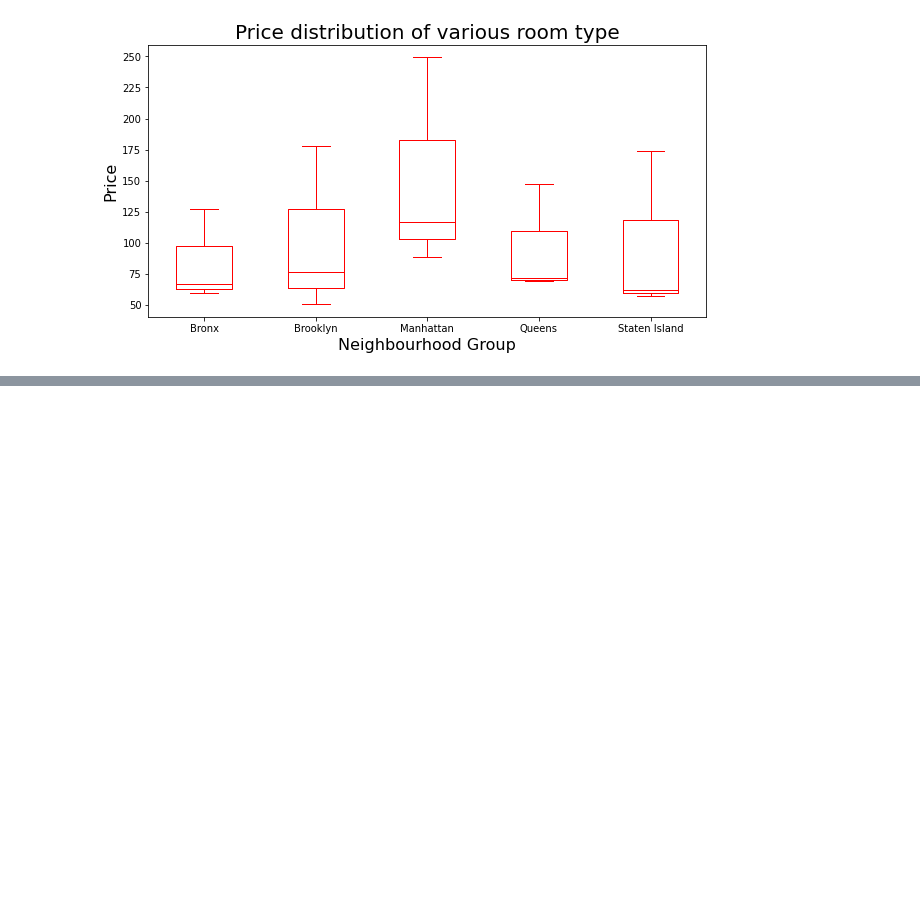
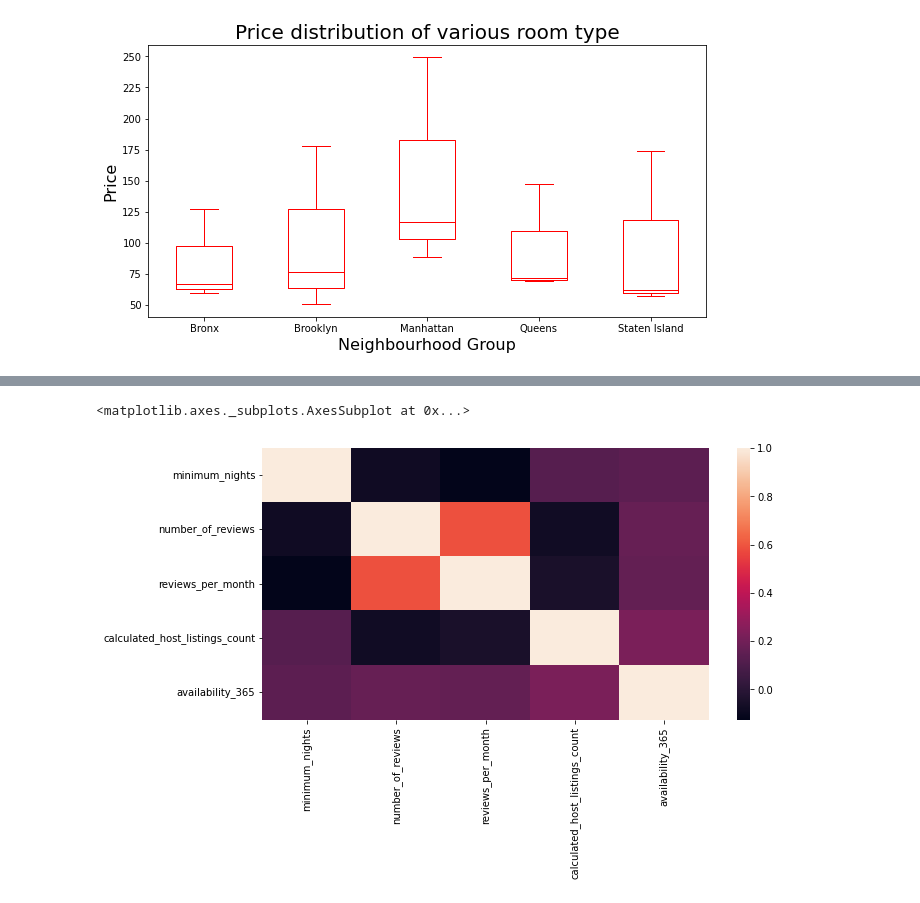
Before and after one commit to Gyanendra079/Airbnb-Bookings-Analysis, a Jupyter notebook: Airbnb_Bookings_Analysis_Capstone_Project.ipynb, the cells around one changed output, grey strips where cells are left out. Cells and saved outputs as stored; diff of their text form; code cells hidden in the pictures; blank space fills up the shorter version.

```diff
--- a/Airbnb_Bookings_Analysis_Capstone_Project.ipynb
+++ b/Airbnb_Bookings_Analysis_Capstone_Project.ipynb
@@ -23,7 +23,9 @@ drive.mount('/content/drive')
 Drive already mounted at /content/drive; to attempt to forcibly remount, call drive.mount("/content/drive", force_remount=True).
 # %%
 file_path = '/content/drive/MyDrive/almabetter/capstone projects/python project 1/Airbnb NYC 2019.csv'
-df= pd.read_csv(file_path)
+airbnb_df= pd.read_csv(file_path)
+# %%
+df = airbnb_df.copy()
 # %%
 df.head()
 # %% [output]
@@ -330,0 +331,3 @@ Text(0.5, 0, 'Neighbourhood Group')
+# %%
+new_df = df[['minimum_nights', 'number_of_reviews','reviews_per_month','calculated_host_listings_count','availability_365']]
+new_df.head()
@@ -330,0 +341,7 @@ Text(0.5, 0, 'Neighbourhood Group')
+# %%
+corr_df = new_df.corr()
+plt.figure(figsize=(10,5))
+sns.heatmap(corr_df)
+# %% [output]
+<matplotlib.axes._subplots.AxesSubplot at 0x...>
+[figure, added]
```
Also changed, not shown: parts of 11 cells of this notebook.
